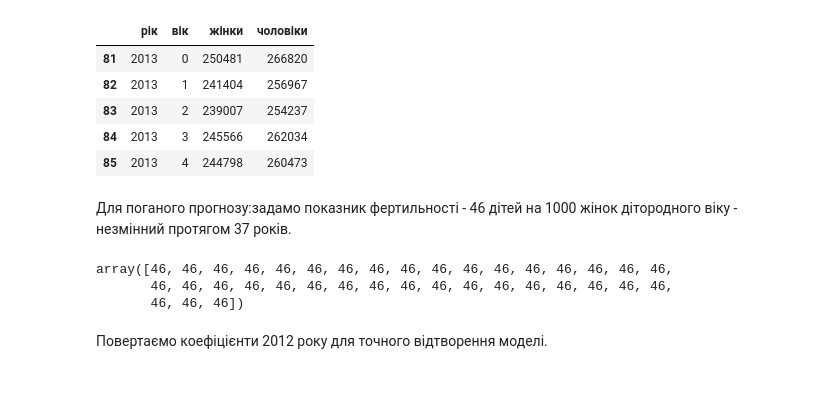
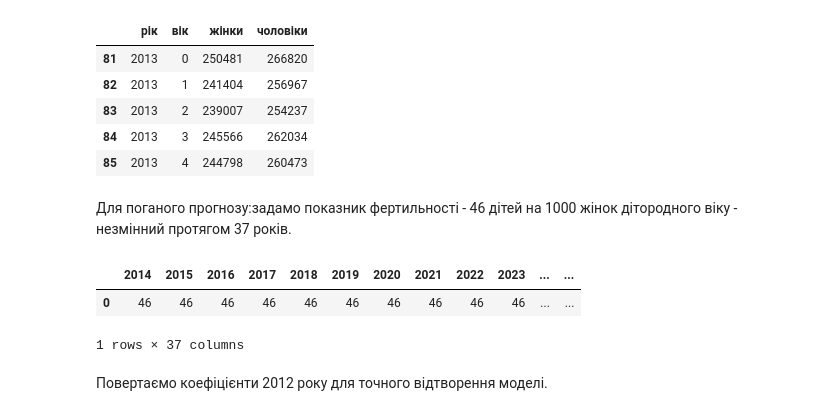
Before and after one commit to lukas1326/UkrViewPresentation, a Jupyter notebook: slide5_7/pop_model_AI_2017.ipynb, the cells around one changed output. Drawn from its saved outputs; the diff is of its cells as text; code cells hidden in the pictures; blank space fills up the shorter version.

```diff
--- a/slide5_7/pop_model_AI_2017.ipynb
+++ b/slide5_7/pop_model_AI_2017.ipynb
@@ -460,11 +513,11 @@ pop2013[['рік','вік',' жінки',' чоловіки']].head(5)
 Для поганого прогнозу:задамо показник фертильності - 46 дітей на 1000 жінок дітородного віку - незмінний протягом 37 років.
 # %%
 kfert=np.repeat(46,37)
-kfert
+pd.DataFrame(kfert,index=np.arange(2014,2051)).T
 # %% [output]
+|  | 2014 | 2015 | 2016 | 2017 | 2018 | 2019 | 2020 | 2021 | 2022 | 2023 | ... | ... |
+| 0 | 46 | 46 | 46 | 46 | 46 | 46 | 46 | 46 | 46 | 46 | ... | ... |
-array([46, 46, 46, 46, 46, 46, 46, 46, 46, 46, 46, 46, 46, 46, 46, 46, 46,
-       46, 46, 46, 46, 46, 46, 46, 46, 46, 46, 46, 46, 46, 46, 46, 46, 46,
-       46, 46, 46])
+1 rows × 37 columns
 # %% [markdown]
 Повертаємо коефіцієнти 2012 року для точного відтворення моделі.
 # %%
```
Also changed, not shown: parts of 27 cells of this notebook, 2 other files.
